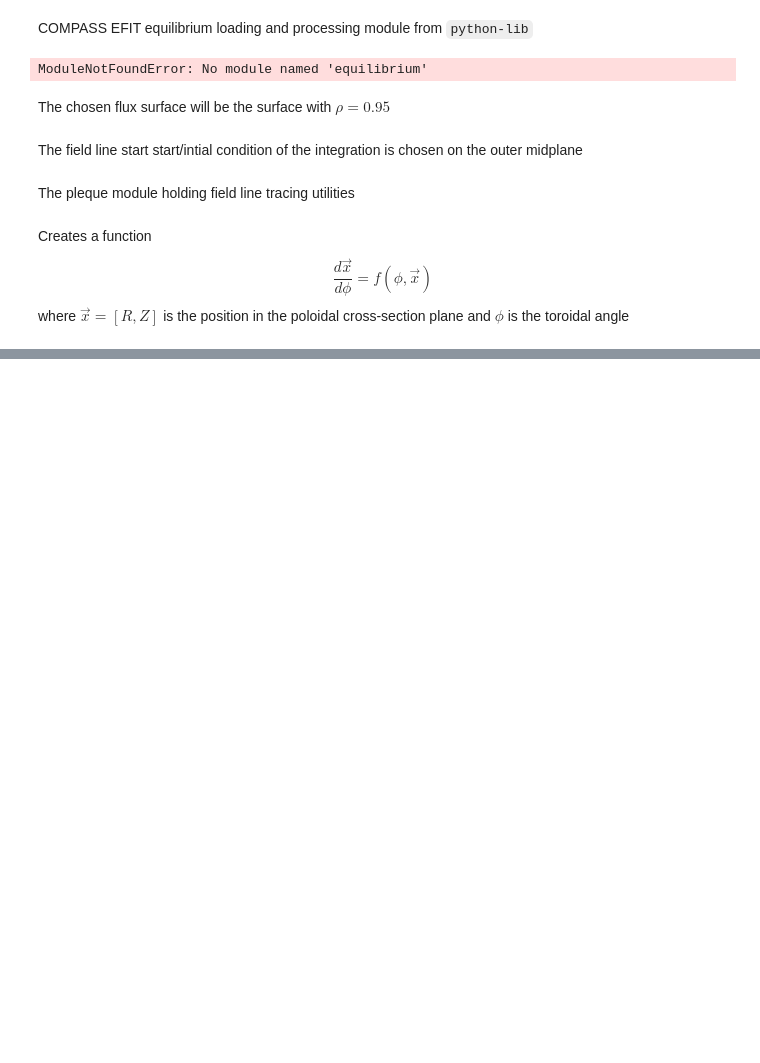
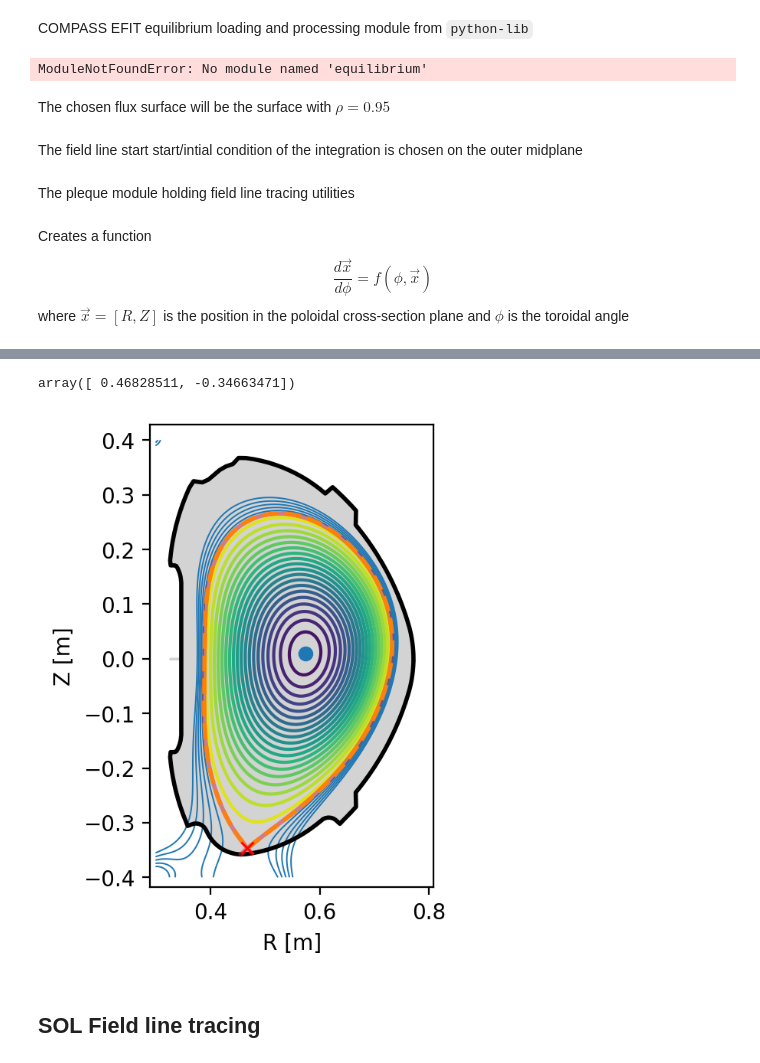
Before and after one commit to kripnerl/pleque, a Jupyter notebook: notebooks/compass_field_line_integrator.ipynb, the cells around one changed output, grey strips where cells are left out. Drawn from its saved outputs; the diff is of its cells as text; code cells hidden in the pictures; blank space fills up the shorter version.

```diff
--- a/notebooks/compass_field_line_integrator.ipynb
+++ b/notebooks/compass_field_line_integrator.ipynb
@@ -74,0 +112,13 @@ plt.tight_layout()
+# %%
+y0 = np.squeeze(efit.x_point.as_array())  # [R, Z]
+y0
+# %% [output]
+array([ 0.46828511, -0.34663471])
+# %%
+plt.figure()
+efit.plot_overview()
+efit.x_point.plot(marker="x", color="red")
+# %% [output]
+[figure, added]
+# %% [markdown]
+## SOL Field line tracing
```
Also changed, not shown: parts of 42 cells of this notebook, 1 other file.
